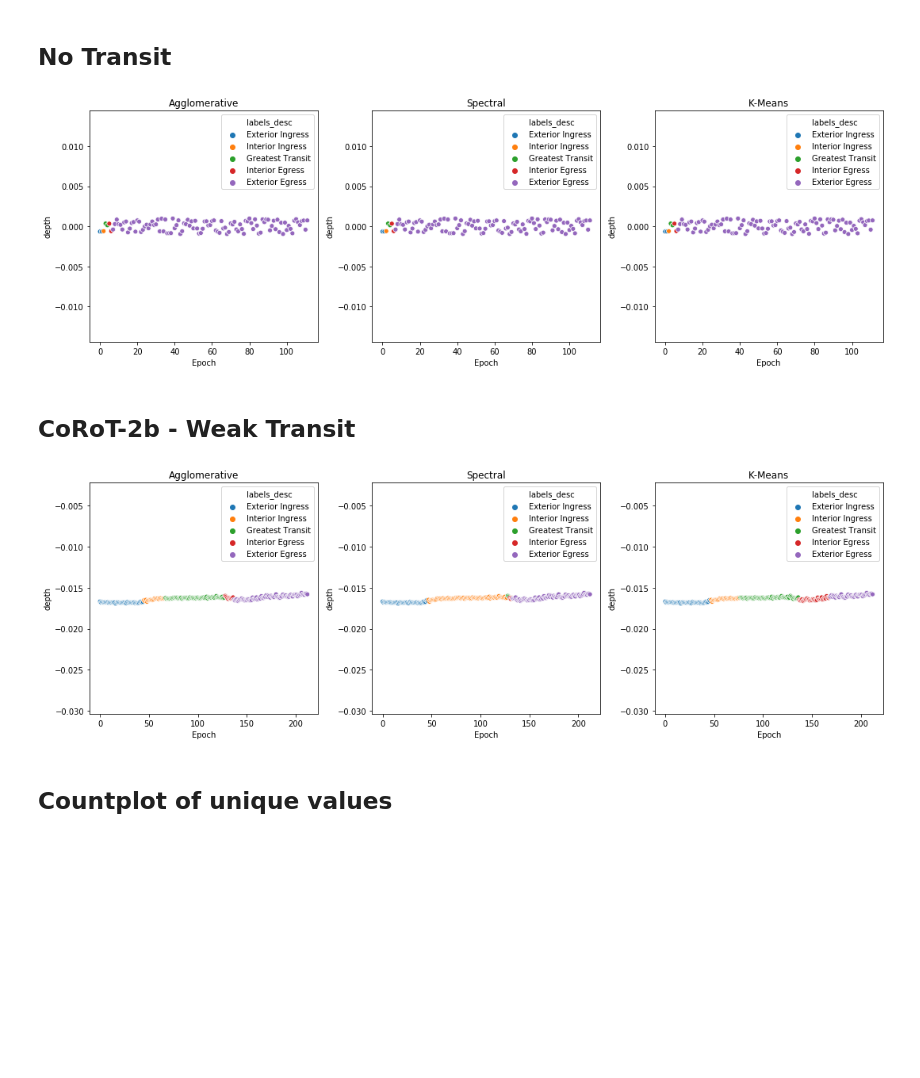
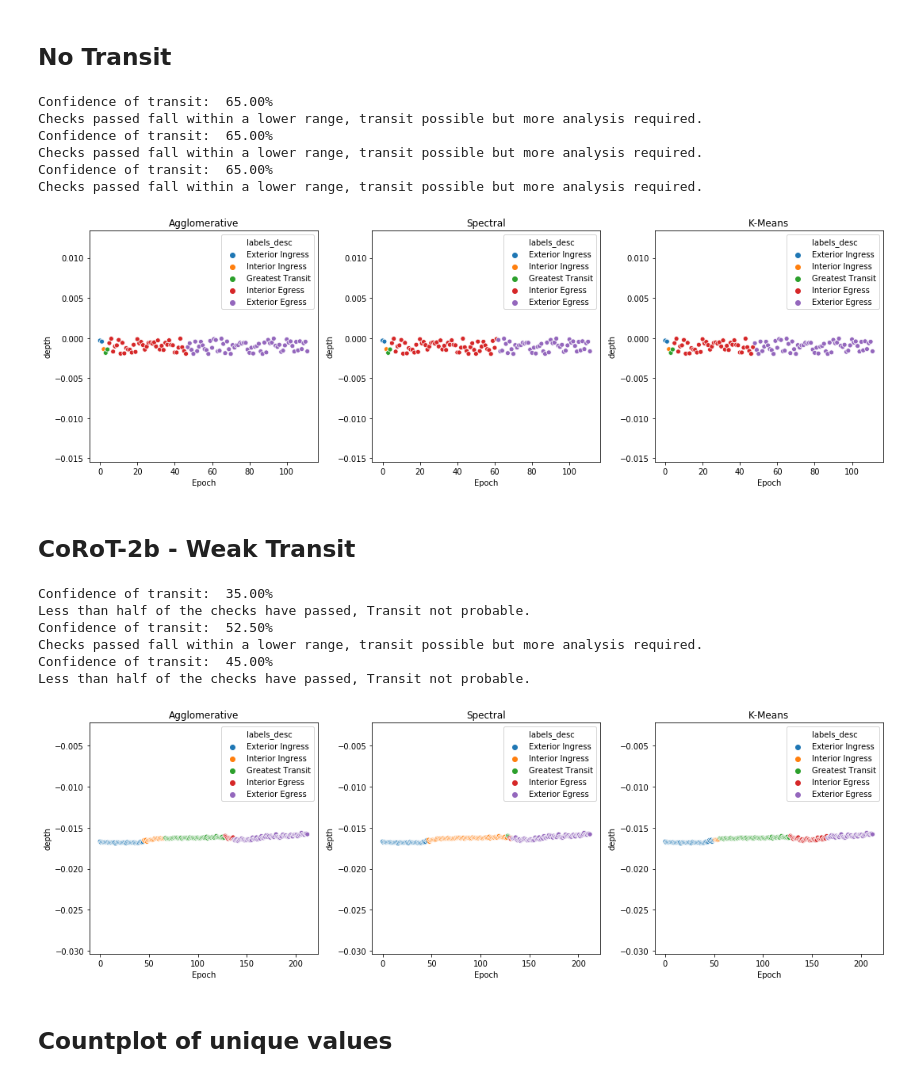
Before and after one commit to Campbelld226/capstone, a Jupyter notebook: Visualizations Extended.ipynb, the cells around one changed output. Drawn from its saved outputs; the diff is of its cells as text; code cells hidden in the pictures; blank space fills up the shorter version.

```diff
--- a/Visualizations Extended.ipynb
+++ b/Visualizations Extended.ipynb
@@ -85,54 +116,67 @@ fig.show()
 ## No Transit
 # %%
 # Agglomerative
-l1 = Labeler(pd.read_csv('test/test.csv'))
+l1 = Labeler(pd.read_csv('test/no_transit.csv'))
 l1.get_data()
 agglom = l1.cluster_method(1)
 l1.order_clusters(agglom)
 
 # Spectral
-l2 = Labeler(pd.read_csv('test/test.csv'))
+l2 = Labeler(pd.read_csv('test/no_transit.csv'))
 l2.get_data()
 spectral = l2.cluster_method(2)
 l2.order_clusters(spectral)
 
 # K-Means
-l3 = Labeler(pd.read_csv('test/test.csv'))
+l3 = Labeler(pd.read_csv('test/no_transit.csv'))
 l3.get_data()
 kmeans = l3.cluster_method(3)
 l3.order_clusters(kmeans)
 
 # Graph clustering Methods
 fig, ax = plt.subplots(1,3, figsize=(15,5), tight_layout=1)
 ax[0].set(title="Agglomerative", xlabel="Epoch")
 ax[1].set(title="Spectral", xlabel="Epoch")
 ax[2].set(title="K-Means", xlabel="Epoch")
 sns.scatterplot(x=range(len(l1.X['depth'])),
                     y=l1.X['depth'] * -1, hue=l1.X['labels_desc'], ax=ax[0])
 sns.scatterplot(x=range(len(l2.X['depth'])),
                     y=l2.X['depth'] * -1, hue=l2.X['labels_desc'], ax=ax[1])
 sns.scatterplot(x=range(len(l3.X['depth'])),
                     y=l3.X['depth'] * -1, hue=l3.X['labels_desc'], ax=ax[2])
 fig.show()
+
+print("Agglomerative Clustering Result:")
+l1.classify()
+print("\nSpectral Clustering Result:")
+l2.classify()
+print("\nK-Means Clustering Result:")
+l3.classify()
 # %% [output]
+Confidence of transit:  65.00%
+Checks passed fall within a lower range, transit possible but more analysis required.
+Confidence of transit:  65.00%
+Checks passed fall within a lower range, transit possible but more analysis required.
+Confidence of transit:  65.00%
+Checks passed fall within a lower range, transit possible but more analysis required.
-[figure, old version]
+[figure, new version]
 # %% [markdown]
 ## CoRoT-2b - Weak Transit
 # %%
 # Agglomerative
-l1 = Labeler(pd.read_csv('test/no_transit.csv'))
+l1 = Labeler(pd.read_csv('test/weak_transit.csv'))
 l1.get_data()
 agglom = l1.cluster_method(1)
 l1.order_clusters(agglom)
 
 # Spectral
-l2 = Labeler(pd.read_csv('test/no_transit.csv'))
+l2 = Labeler(pd.read_csv('test/weak_transit.csv'))
 l2.get_data()
 spectral = l2.cluster_method(2)
 l2.order_clusters(spectral)
 
 # K-Means
-l3 = Labeler(pd.read_csv('test/no_transit.csv'))
+l3 = Labeler(pd.read_csv('test/weak_transit.csv'))
 l3.get_data()
 kmeans = l3.cluster_method(3)
 l3.order_clusters(kmeans)
@@ -149,8 +193,21 @@ sns.scatterplot(x=range(len(l2.X['depth'])),
 sns.scatterplot(x=range(len(l3.X['depth'])),
                     y=l3.X['depth'] * -1, hue=l3.X['labels_desc'], ax=ax[2])
 fig.show()
+
+print("Agglomerative Clustering Result:")
+l1.classify()
+print("\nSpectral Clustering Result:")
+l2.classify()
+print("\nK-Means Clustering Result:")
+l3.classify()
 # %% [output]
+Confidence of transit:  35.00%
+Less than half of the checks have passed, Transit not probable.
+Confidence of transit:  52.50%
+Checks passed fall within a lower range, transit possible but more analysis required.
+Confidence of transit:  45.00%
+Less than half of the checks have passed, Transit not probable.
-[figure, old version]
+[figure, new version]
 # %% [markdown]
 ## Countplot of unique values
 # %%
```
Also changed, not shown: parts of 2 cells of this notebook, 4 other files.
